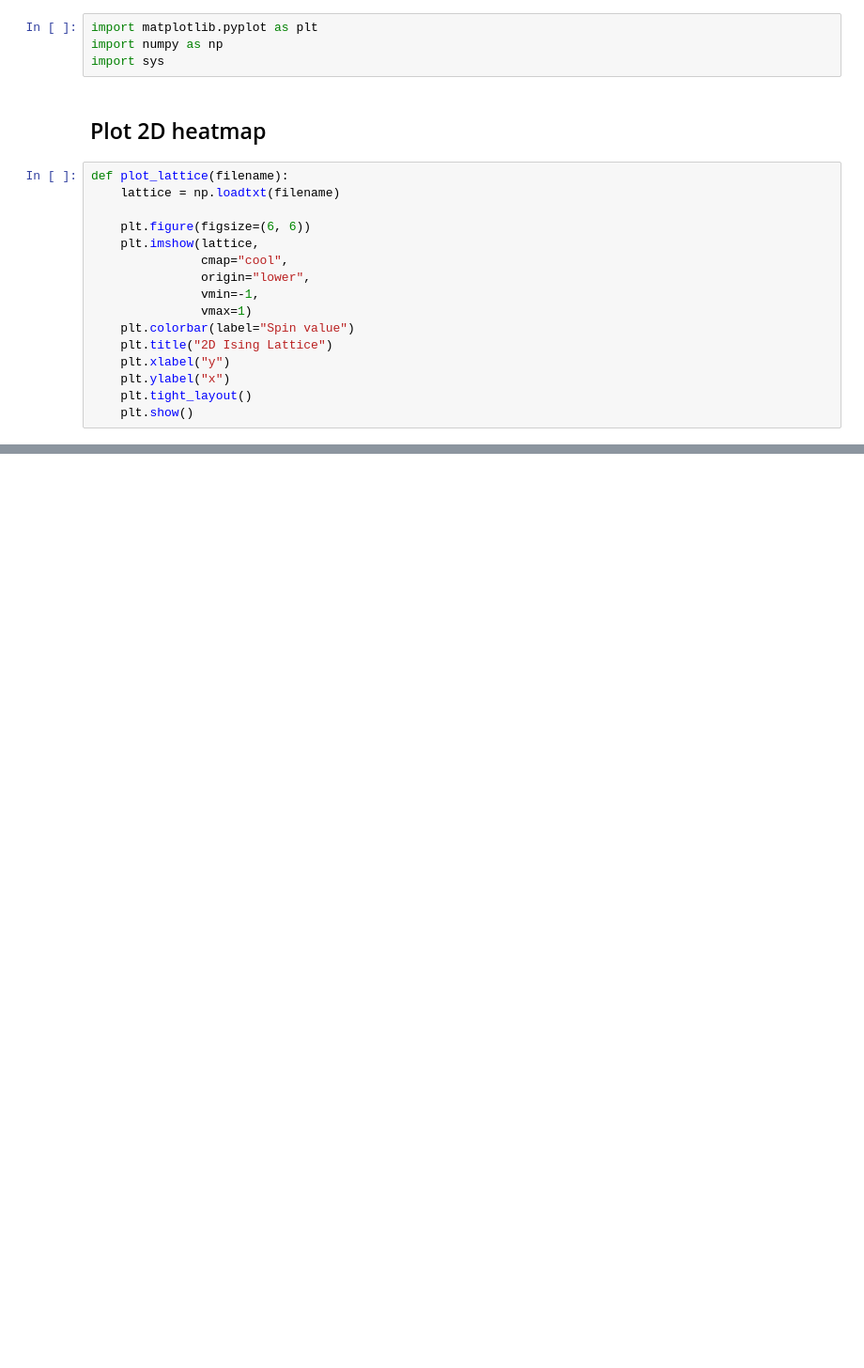
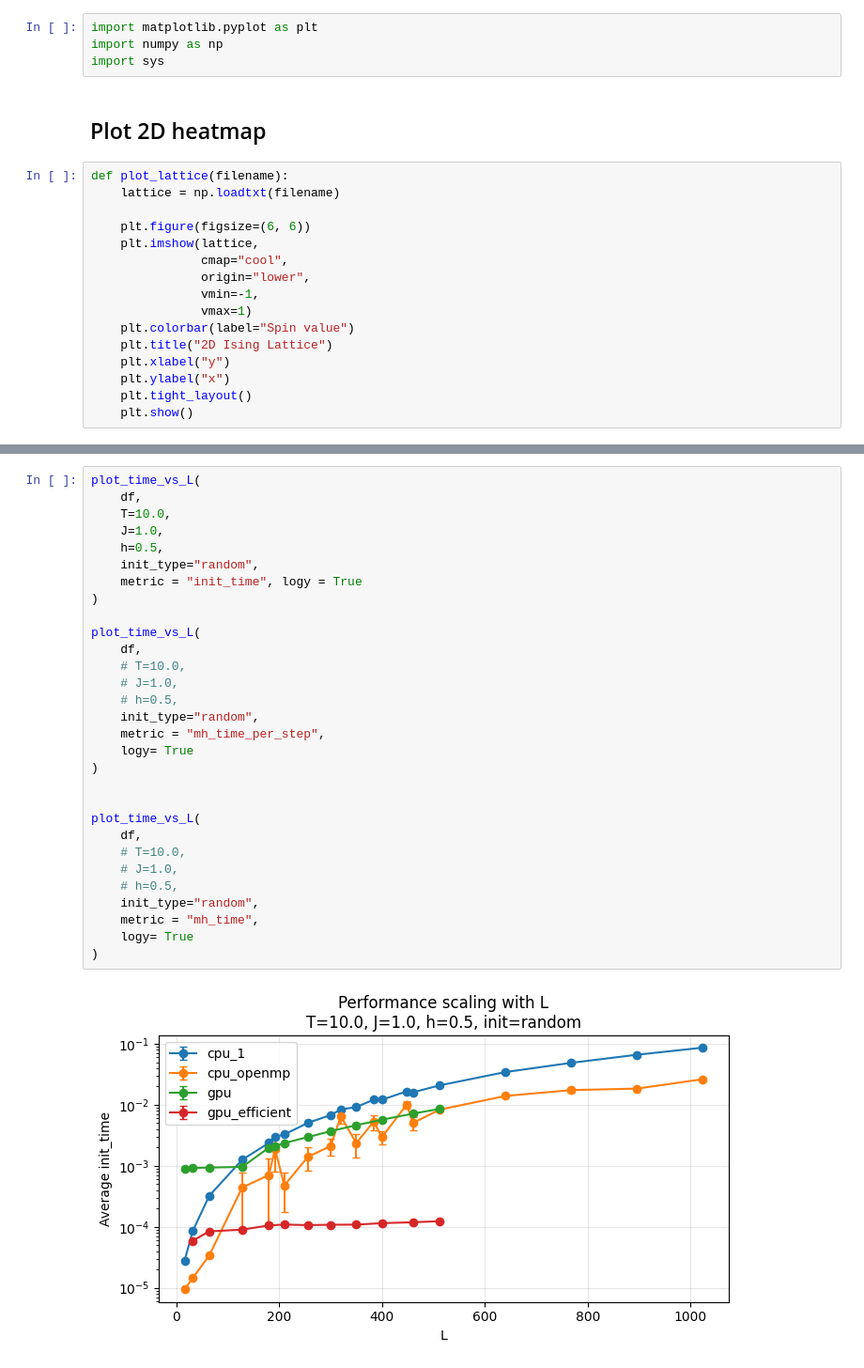
Before and after one commit to nicolomontagner02/GPU_Ising_model, a Jupyter notebook: Post_processing.ipynb, the cells around one changed output, grey strips where cells are left out. Shown at 94% size. Cells and saved outputs as stored; diff of their text form; blank space fills up the shorter version.

```diff
--- a/Post_processing.ipynb
+++ b/Post_processing.ipynb
@@ -54,0 +295,32 @@ lib.run_ising_simulation_efficient_gpu.restype = Observables
+# %%
+plot_time_vs_L(
+    df,
+    T=10.0,
+    J=1.0,
+    h=0.5,
+    init_type="random",
+    metric = "init_time", logy = True
+)
+
+plot_time_vs_L(
+    df,
+    # T=10.0,
+    # J=1.0,
+    # h=0.5,
+    init_type="random",
+    metric = "mh_time_per_step",
+    logy= True
+)
+
+
+plot_time_vs_L(
+    df,
+    # T=10.0,
+    # J=1.0,
+    # h=0.5,
+    init_type="random",
+    metric = "mh_time",
+    logy= True
+)
+# %% [output]
+[figure, added]
```
Also changed, not shown: parts of 12 cells of this notebook, 3 other files.
